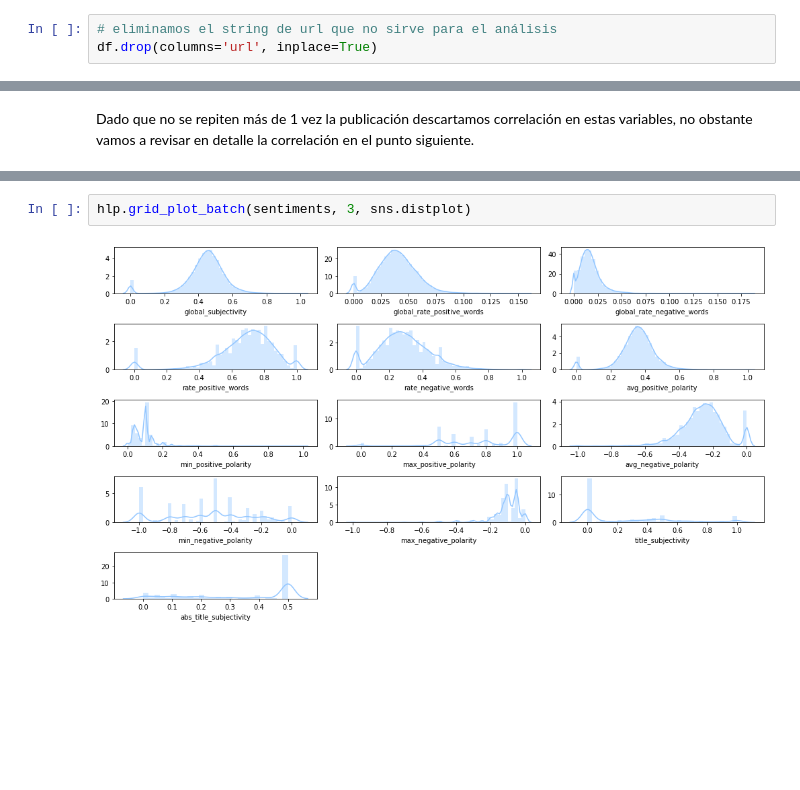
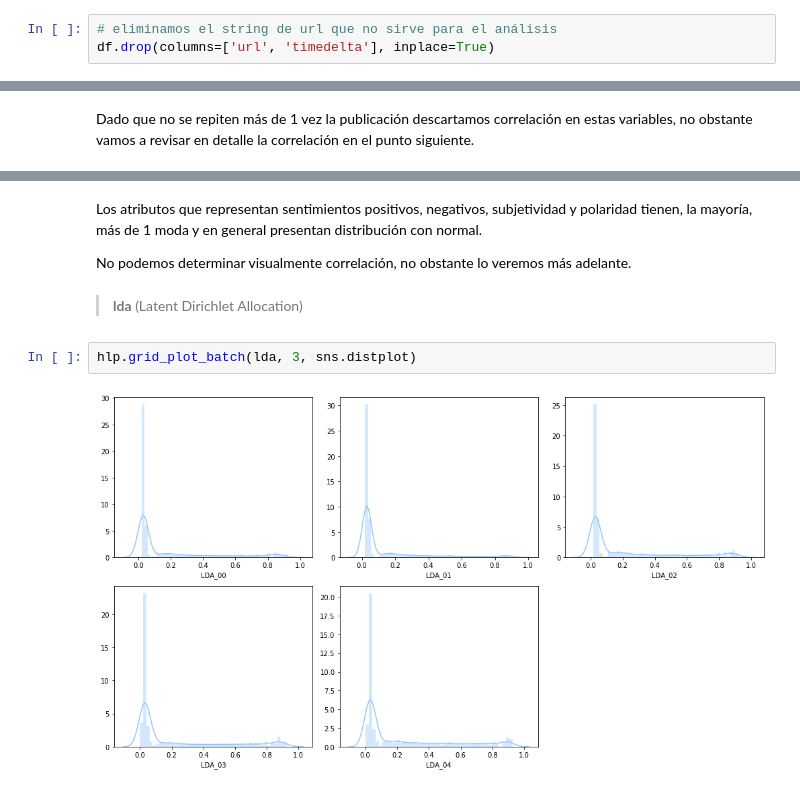
Before and after one commit to ridexmoler/modulo-machine-learning, a Jupyter notebook: semana5/sesion10/Pablo-Rocco-ACT010/notebook.ipynb, the cells around one changed output, grey strips where cells are left out. Saved outputs shown, nothing was run; the diff lists cells and outputs as text; blank space fills up the shorter version.

```diff
--- a/semana5/sesion10/Pablo-Rocco-ACT010/notebook.ipynb
+++ b/semana5/sesion10/Pablo-Rocco-ACT010/notebook.ipynb
@@ -85,6 +104,6 @@ df.sample(5)
 # %%
 # eliminamos el string de url que no sirve para el análisis
-df.drop(columns='url', inplace=True)
+df.drop(columns=['url', 'timedelta'], inplace=True)
 # %%
 # generamos el conjunto de variables
 qnty = df.filter(regex='^n_', axis=1)
@@ -150,4 +175,10 @@ Dado que no se repiten más de 1 vez la publicación descartamos correlación en
+# %% [markdown]
+Los atributos que representan sentimientos positivos, negativos, subjetividad y polaridad tienen, la mayoría, más de 1 moda y en general presentan distribución con normal.
+
+No podemos determinar visualmente correlación, no obstante lo veremos más adelante.
+# %% [markdown]
+> __lda__ (Latent Dirichlet Allocation)
 # %%
-hlp.grid_plot_batch(sentiments, 3, sns.distplot)
+hlp.grid_plot_batch(lda, 3, sns.distplot)
 # %% [output]
-[figure, old version]
+[figure, new version]
```
Also changed, not shown: parts of 45 cells of this notebook, 2 other files.
